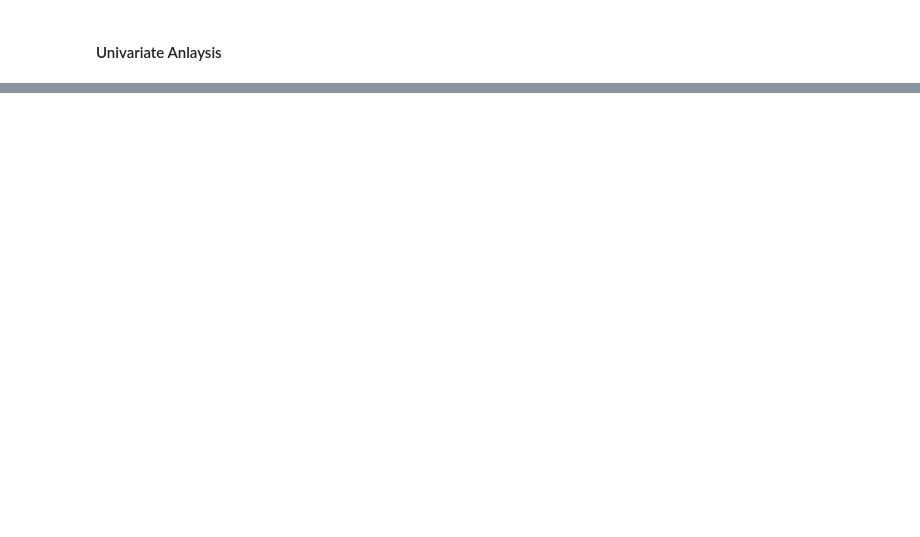
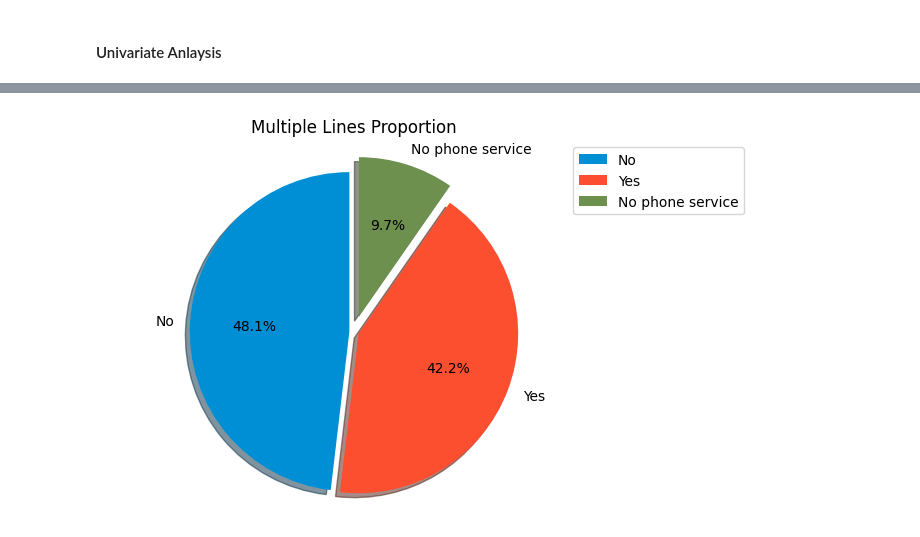
Before and after one commit to Jonasafutu/Career_Accelerator_LP3-Classifcation, a Jupyter notebook: Team Paris LP3 Classification Project.ipynb, the cells around one changed output, grey strips where cells are left out. Drawn from its saved outputs; the diff is of its cells as text; code cells hidden in the pictures; blank space fills up the shorter version.

```diff
--- a/Team Paris LP3 Classification Project.ipynb
+++ b/Team Paris LP3 Classification Project.ipynb
@@ -132,0 +151,25 @@ dtype: int64
+# %%
+#Plotting the proportion of multiple lines
+
+#multiple_lines_counts = telco['MultipleLines'].value_counts()
+#plt.pie(multiple_lines_counts, labels=multiple_lines_counts.index, autopct='%1.1f%%')
+#plt.title('Multiple Lines Proportion')
+#plt.legend(loc='upper right', bbox_to_anchor=(1.5, 1))
+#plt.ylabel('')
+#plt.show()
+
+#Plotting the proportion of multiple lines
+
+multiple_lines_counts = telco['MultipleLines'].value_counts()
+labels = ['No', 'Yes', 'No phone service']
+colors = ['#008fd5', '#fc4f30', '#6d904f']
+explode = (0.03, 0.03, 0.1)
+plt.pie(multiple_lines_counts, labels=labels, explode=explode, colors=colors,
+        autopct='%1.1f%%', shadow=True, startangle=90)
+plt.axis('equal')
+plt.title('Multiple Lines Proportion')
+plt.legend(loc='upper right', bbox_to_anchor=(1.3, 1))
+plt.ylabel('')
+plt.show()
+# %% [output]
+[figure, added]
```
Also changed, not shown: parts of 6 cells of this notebook.
